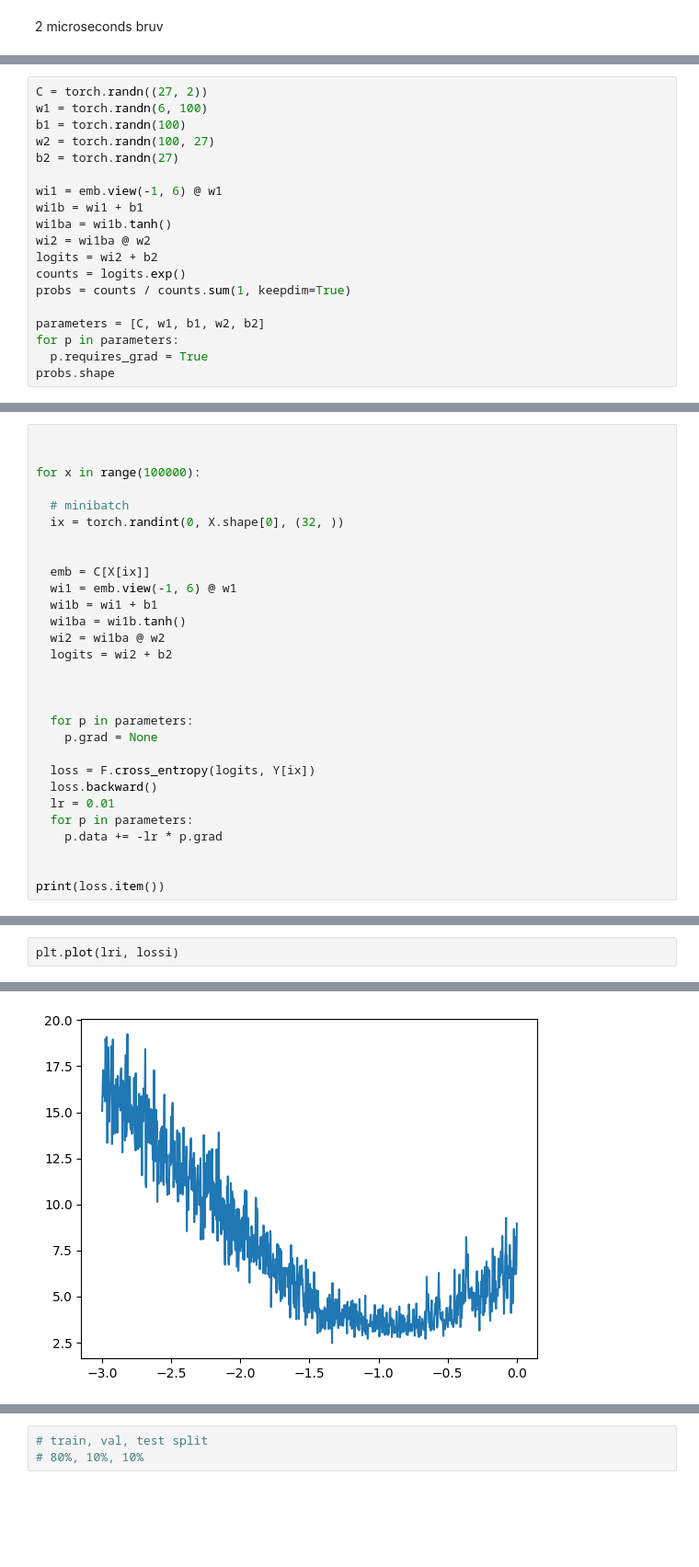
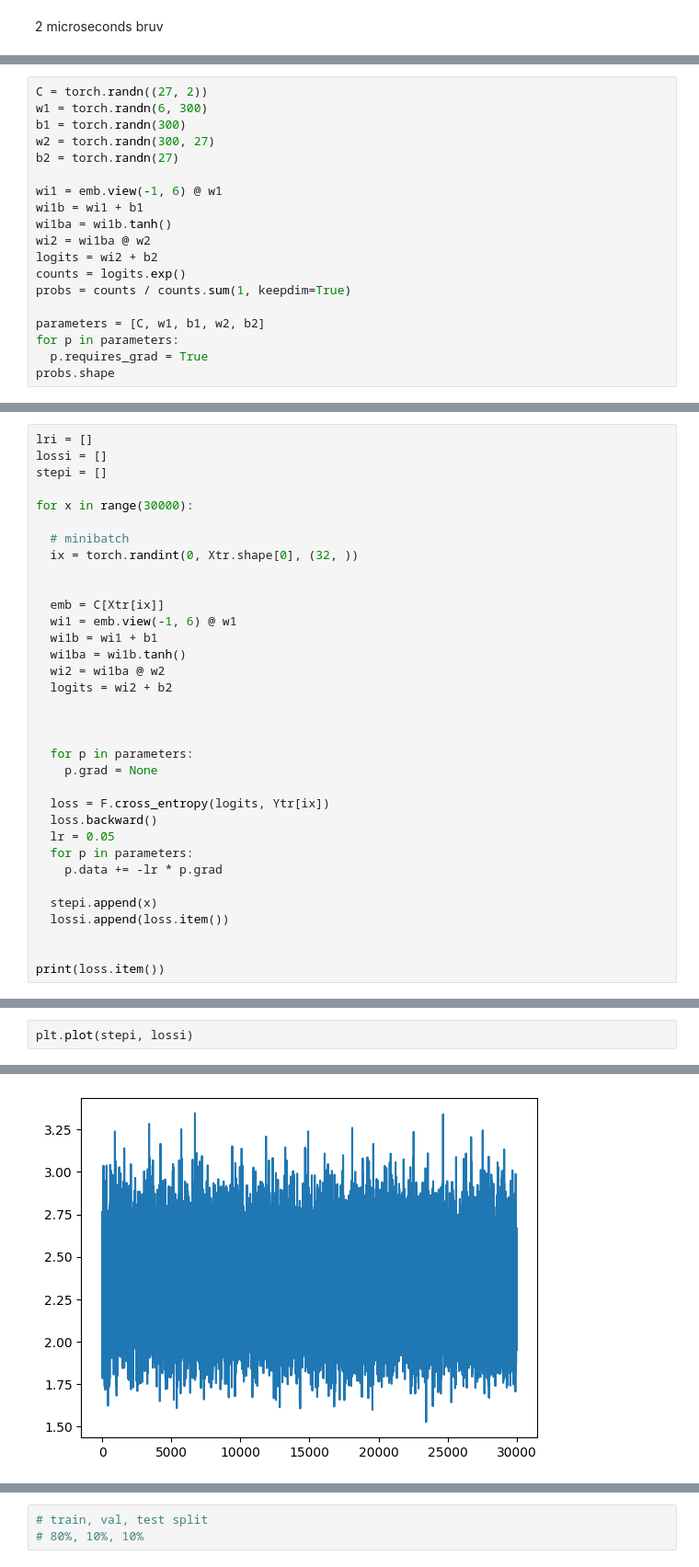
Before and after one commit to Trickshotblaster/ASLClassifier, a Jupyter notebook: MLP.ipynb, the cells around one changed output, grey strips where cells are left out. Shown at 92% size. Drawn from its saved outputs; the diff is of its cells as text; blank space fills up the shorter version.

```diff
--- a/MLP.ipynb
+++ b/MLP.ipynb
@@ -141,8 +161,8 @@ tensor([[ 0,  1,  2,  3,  4,  5],
 # %%
 C = torch.randn((27, 2))
-w1 = torch.randn(6, 100)
-b1 = torch.randn(100)
-w2 = torch.randn(100, 27)
+w1 = torch.randn(6, 300)
+b1 = torch.randn(300)
+w2 = torch.randn(300, 27)
 b2 = torch.randn(27)
 
 wi1 = emb.view(-1, 6) @ w1
@@ -204,13 +185,15 @@ tensor([[ 0.2620,  0.2377],
 # %%
+lri = []
+lossi = []
+stepi = []
+
+for x in range(30000):
+
+  # minibatch
+  ix = torch.randint(0, Xtr.shape[0], (32, ))
 
 
-for x in range(100000):
-
-  # minibatch
-  ix = torch.randint(0, X.shape[0], (32, ))
-
-
-  emb = C[X[ix]]
+  emb = C[Xtr[ix]]
   wi1 = emb.view(-1, 6) @ w1
   wi1b = wi1 + b1
   wi1ba = wi1b.tanh()
@@ -222,12 +205,15 @@ for x in range(100000):
   for p in parameters:
     p.grad = None
 
-  loss = F.cross_entropy(logits, Y[ix])
+  loss = F.cross_entropy(logits, Ytr[ix])
   loss.backward()
-  lr = 0.01
+  lr = 0.05
   for p in parameters:
     p.data += -lr * p.grad
 
+  stepi.append(x)
+  lossi.append(loss.item())
+
 
 print(loss.item())
 # %% [output]
@@ -235,6 +221,6 @@ print(loss.item())
 # %%
-plt.plot(lri, lossi)
+plt.plot(stepi, lossi)
 # %% [output]
 [<matplotlib.lines.Line2D at 0x...>]
-[figure, old version]
+[figure, new version]
 # %%
```
Also changed, not shown: parts of 23 cells of this notebook.
